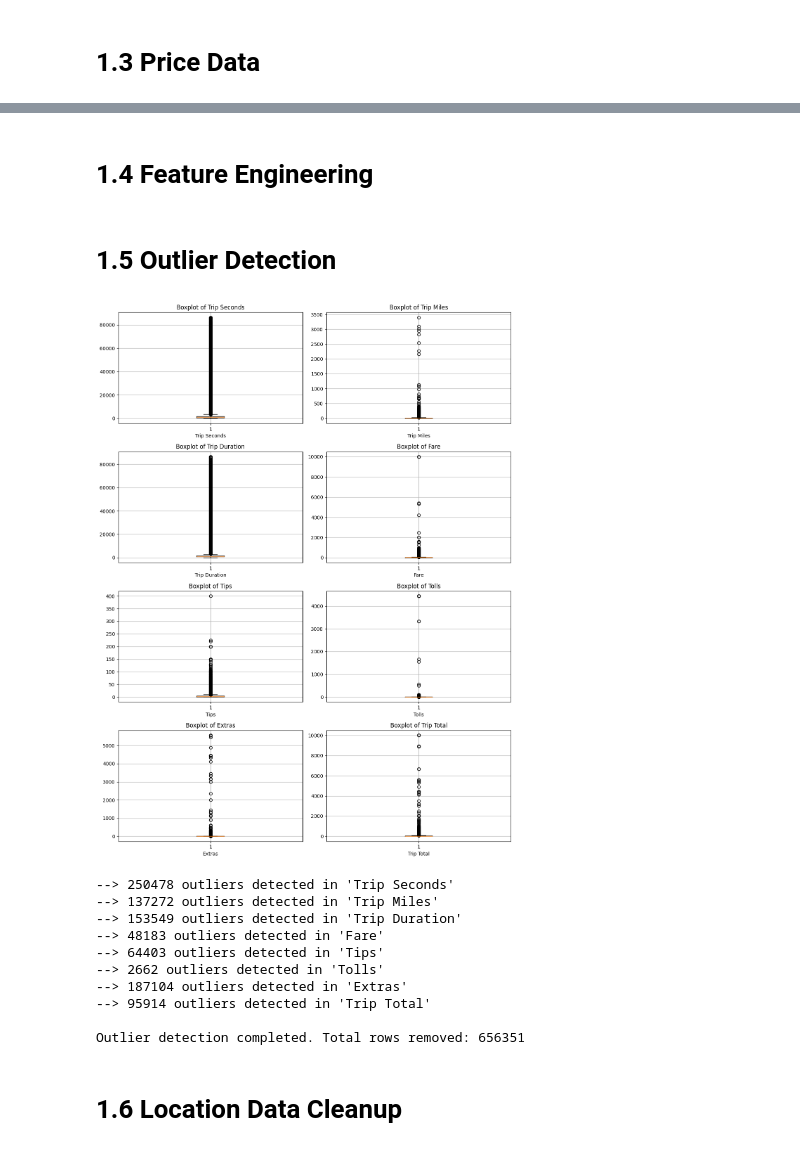
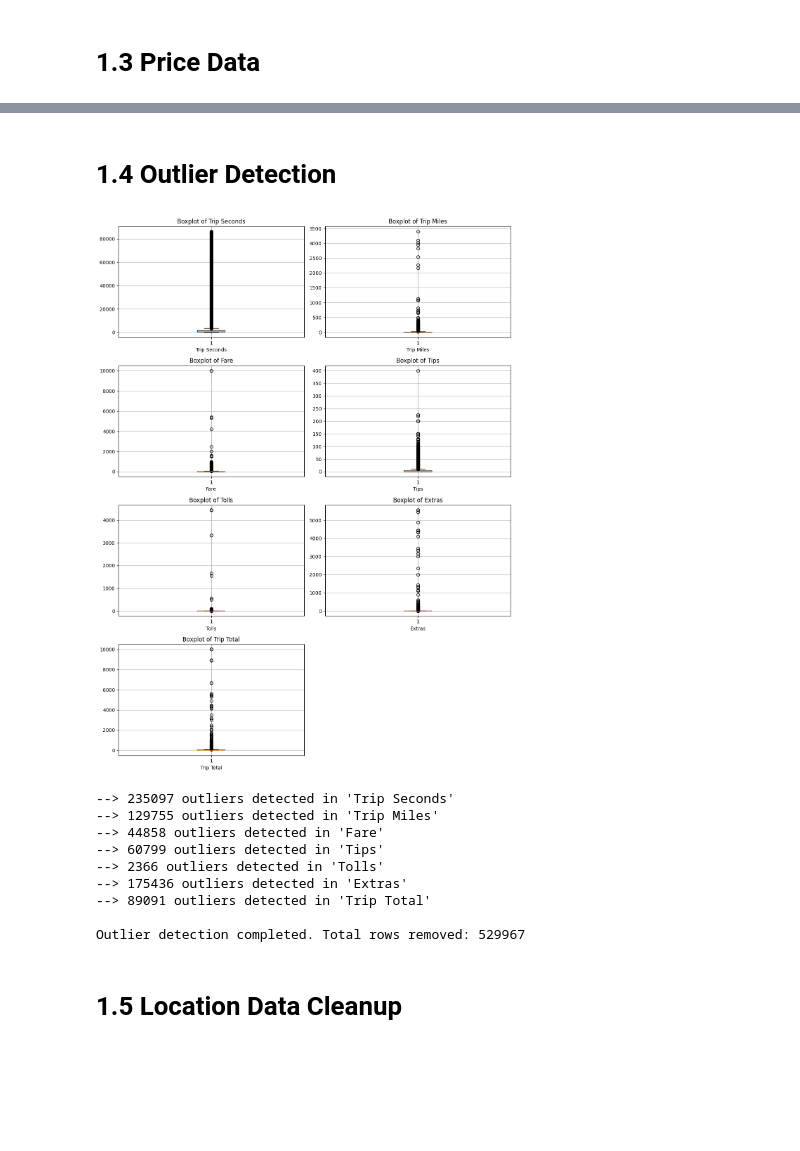
Before and after one commit to Vigro08/AAA-Team-Assignment, a Jupyter notebook: Data_Cleanup_Trips.ipynb, the cells around one changed output, grey strips where cells are left out. Cells and saved outputs as stored; diff of their text form; code cells hidden in the pictures; blank space fills up the shorter version.

```diff
--- a/Data_Cleanup_Trips.ipynb
+++ b/Data_Cleanup_Trips.ipynb
@@ -234,2 +204,0 @@ full_df.reset_index(drop=True)
-# %% [markdown]
-# 1.4 Feature Engineering
@@ -239,29 +205,29 @@ full_df['Trip Duration'] = (full_df['Trip End Timestamp'] - full_df['Trip Start
 # %% [markdown]
-# 1.5 Outlier Detection
+# 1.4 Outlier Detection
 # %%
-numeric_columns = ["Trip Seconds", "Trip Miles", "Trip Duration", "Fare", "Tips", "Tolls", "Extras", "Trip Total"]
+numeric_columns = ["Trip Seconds", "Trip Miles", "Fare", "Tips", "Tolls", "Extras", "Trip Total"]
 
 # 2 plots per row
 rows = math.ceil(len(numeric_columns) / 2)
 
 fig, axes = plt.subplots(rows, 2, figsize=(12, rows * 4))
 axes = axes.flatten()
 
 for i, col in enumerate(numeric_columns):
     data = pd.to_numeric(full_df[col], errors='coerce').dropna()
     axes[i].boxplot(data, vert=True)
     axes[i].set_title(f'Boxplot of {col}')
     axes[i].set_xlabel(col)
     axes[i].grid(True)
 
 # Remove any unused axes
 for j in range(len(numeric_columns), len(axes)):
     fig.delaxes(axes[j])
 
 plt.tight_layout()
 plt.show()
 # %% [output]
-[figure, old version]
+[figure, new version]
 # %%
 zscore_threshold = 2
 outlier_indices_per_column = {}
@@ -292,18 +258,17 @@ for col in numeric_columns:
 df_cleaned = full_df.drop(index=all_outlier_indices).reset_index(drop=True)
 print(f"\nOutlier detection completed. Total rows removed: {len(all_outlier_indices)}")
 # %% [output]
---> 250478 outliers detected in 'Trip Seconds'
---> 137272 outliers detected in 'Trip Miles'
---> 153549 outliers detected in 'Trip Duration'
---> 48183 outliers detected in 'Fare'
---> 64403 outliers detected in 'Tips'
---> 2662 outliers detected in 'Tolls'
---> 187104 outliers detected in 'Extras'
---> 95914 outliers detected in 'Trip Total'
+--> 235097 outliers detected in 'Trip Seconds'
+--> 129755 outliers detected in 'Trip Miles'
+--> 44858 outliers detected in 'Fare'
+--> 60799 outliers detected in 'Tips'
+--> 2366 outliers detected in 'Tolls'
+--> 175436 outliers detected in 'Extras'
+--> 89091 outliers detected in 'Trip Total'
 
-Outlier detection completed. Total rows removed: 656351
+Outlier detection completed. Total rows removed: 529967
 # %% [markdown]
-# 1.6 Location Data Cleanup
+# 1.5 Location Data Cleanup
 # %%
 tracts  = gpd.read_file("tl_2024_17_tract.geojson").to_crs(4326)
 
```
Also changed, not shown: parts of 31 cells of this notebook.
